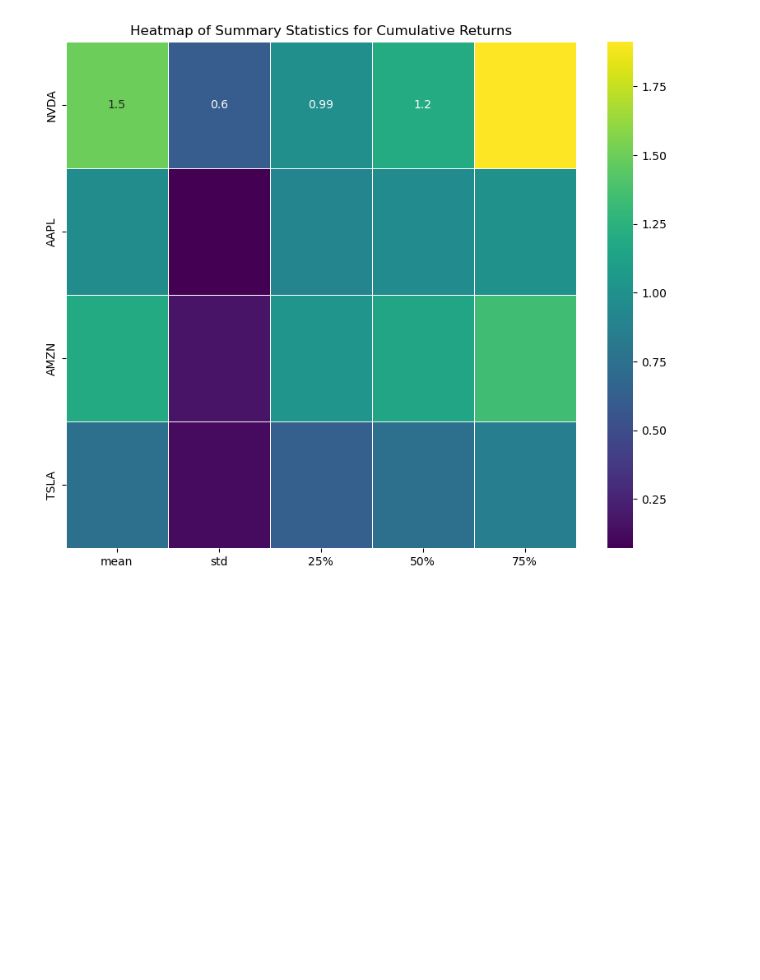
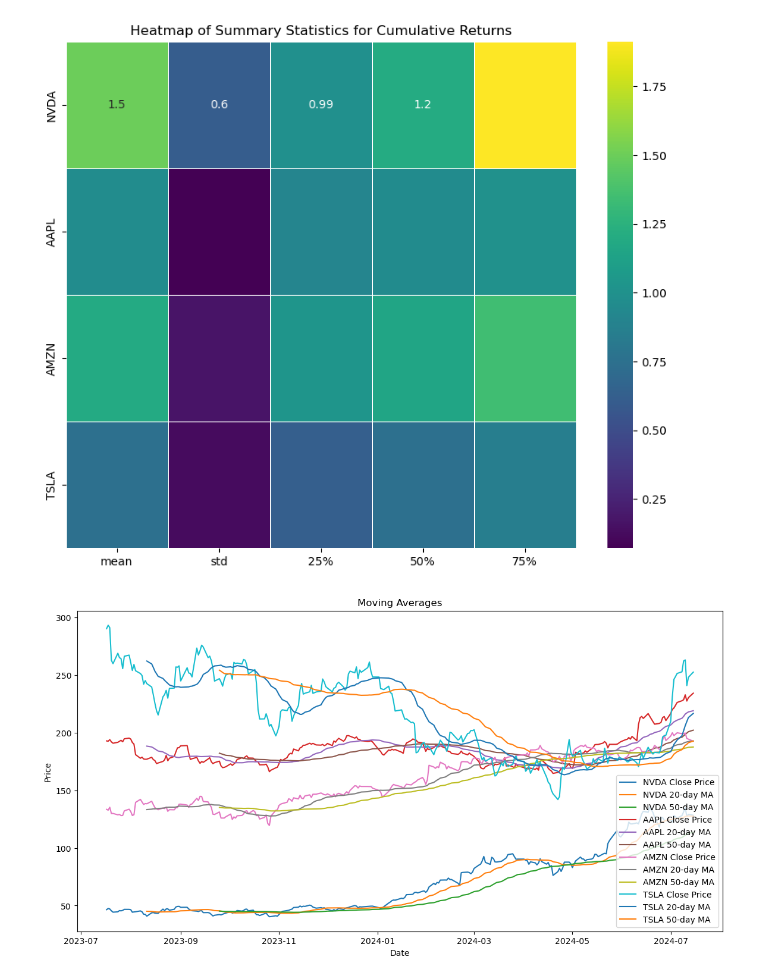
Before and after one commit to Rasesh30/Portfolio_Manager_Project_1, a Jupyter notebook: Team_Data_Project_1.ipynb, the cells around one changed output. Drawn from its saved outputs; the diff is of its cells as text; code cells hidden in the pictures; blank space fills up the shorter version.

```diff
--- a/Team_Data_Project_1.ipynb
+++ b/Team_Data_Project_1.ipynb
@@ -516,0 +521,21 @@ plt.show()
+# %%
+#Moving Averages Data
+# Calculate moving averages
+for ticker in tickers:
+    data[ticker]['20-day MA'] = data[ticker]['Close'].rolling(window=20).mean()
+    data[ticker]['50-day MA'] = data[ticker]['Close'].rolling(window=50).mean()
+
+# Plot moving averages
+plt.figure(figsize=(14, 7))
+for ticker in tickers:
+    plt.plot(data[ticker]['Close'], label=f'{ticker} Close Price')
+    plt.plot(data[ticker]['20-day MA'], label=f'{ticker} 20-day MA')
+    plt.plot(data[ticker]['50-day MA'], label=f'{ticker} 50-day MA')
+
+plt.title('Moving Averages')
+plt.xlabel('Date')
+plt.ylabel('Price')
+plt.legend()
+plt.show()
+# %% [output]
+[figure, added]
```
Also changed, not shown: parts of 6 cells of this notebook, 1 other file.
